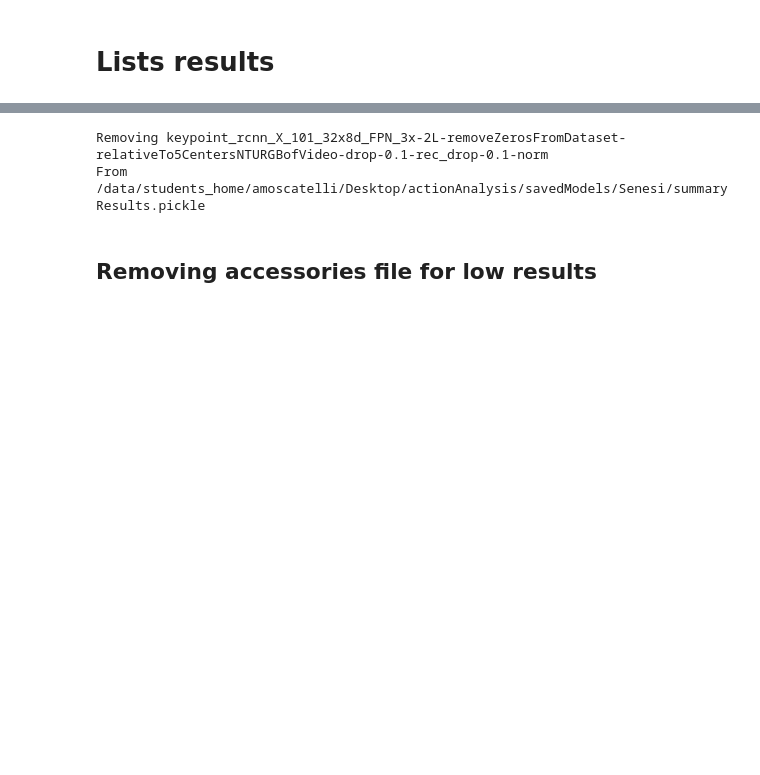
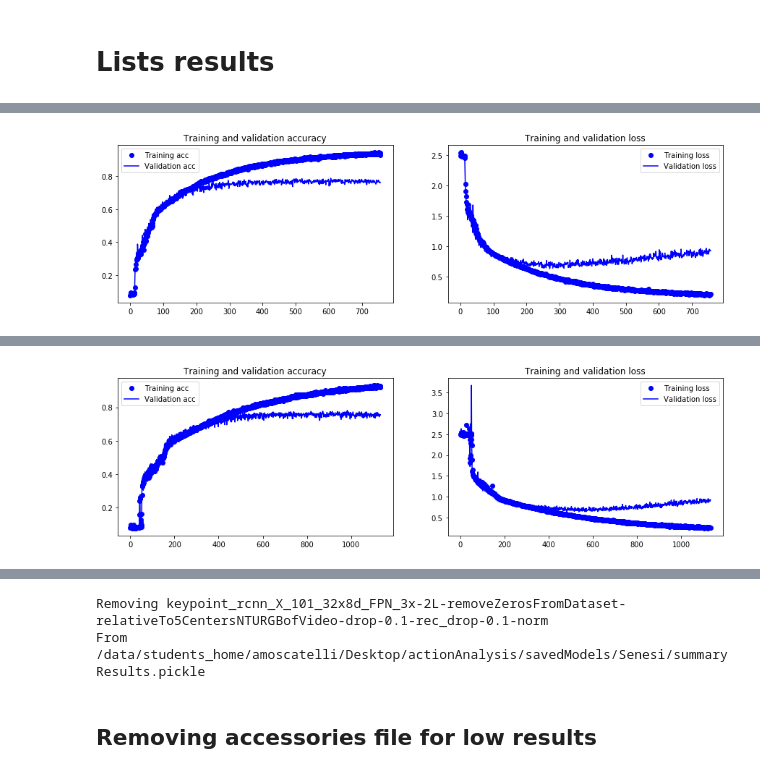
Before and after one commit to Andrea-moscatelli/tesiMagistrale, a Jupyter notebook: src/[REF]Classification.ipynb, the cells around one changed output, grey strips where cells are left out. Drawn from its saved outputs; the diff is of its cells as text; code cells hidden in the pictures; blank space fills up the shorter version.

```diff
--- a/src/[REF]Classification.ipynb
+++ b/src/[REF]Classification.ipynb
@@ -581,19 +665,13 @@ CuDNNLSTM
 # %% [markdown]
 ## sequential trainings
 # %%
-def getSaveFileName(modelName,preprocess_functions,numberOfLSTMLayers, useCudaLSTM, regularizerValue, dropOut, recurrentDropOut):
+def getSaveFileName(modelName,preprocess_functions,numberOfLSTMLayers, useCudaLSTM, hiddenUnits, regularizerValue, dropOut, recurrentDropOut):
     saveFileName = modelName+"-{}L".format(numberOfLSTMLayers+1)
     saveFileName += "-CuDNNLSTM" if useCudaLSTM else ""
+    saveFileName += "-HU_"+str(hiddenUnits)
     if preprocess_functions is not None:
         for function in preprocess_functions:
-            if callable(function):
-                saveFileName += "-{}".format(function.__name__)
-            else:
-                for component in function:
-                    if callable(component):
-                        saveFileName += "-{}".format(component.__name__) # in case it's a function
-                    else:
-                        saveFileName += "-{}".format(component) # in case it's a parameter value
+            saveFileName += "-{}".format(function.__name__)
 
     saveFileName += "-drop-"+str(dropOut)
 
@@ -606,8 +684,8 @@ def getSaveFileName(modelName,preprocess_functions,numberOfLSTMLayers, useCudaLS
 # %%
 from sklearn.metrics import accuracy_score
 def getValTestAccuracy(model,x_val,y_val,x_test,y_test, label_order = None):
-    if label_order == None:
-        label_order = list(range(len(y_val[0])))
+    if label_order is None:
+        raise Exception("define label order for val test accuracy evaluation")
     y_val_pred = [label_order[i] for i in model.predict_classes(x_val)]
     y_val_true = [label_order[np.argmax(i)] for i in y_val]
     y_test_pred = [label_order[i] for i in model.predict_classes(x_test)]
@@ -863,7 +994,3 @@ Jupyter.notebook.session.delete();
 [interactive output not drawn]
 # %% [markdown]
 # Lists results
-# %%
-def cleanForExcel(text):
-    text = text.replace("-removeZerosFromDataset","").replace(".h5","").replace(".",",").replace("PoseNet-101","PoseNet").replace("keypoint_rcnn_X_101_32x8d_FPN_3x","Detectron")
-    return text
@@ -915,0 +1188,58 @@ print(*resultToPrint,sep="\n")
+# %%
+import matplotlib.pyplot as plt
+import pickle
+from os import scandir
+import numpy as np
+from os.path import basename #, exists
+
+
+SAVED_MODEL_FOLDER = "/data/students_home/amoscatelli/Desktop/actionAnalysis/savedModels/"
+# SAVED_MODEL_FOLDER += "Cross_subject/"
+# SAVED_MODEL_FOLDER += "Cross_subject_tough/"
+# SAVED_MODEL_FOLDER += "Cross_view/"
+SAVED_MODEL_FOLDER += "Cross_view_tough/"
+
+with open(SAVED_MODEL_FOLDER+"summaryResults.pickle","rb") as handle:
+        loadedResults = pickle.load(handle)
+
+loadedResults.sort(key=lambda x : x["test_acc"],reverse=True)
+
+for result in loadedResults[:5]:
+    historyPath = SAVED_MODEL_FOLDER+result["model_name"]+".pickle"
+    with open(historyPath,"rb") as file_in:
+        r = pickle.load(file_in)
+
+    model_history = r["history"]
+    print("################################################################################################")
+    print(cleanForExcel(basename(historyPath)))
+#     print(basename(historyPath))
+
+    acc = model_history.history['accuracy']
+    val_acc = model_history.history['val_accuracy']
+    loss = model_history.history['loss']
+    val_loss = model_history.history['val_loss']
+
+    epochs = range(len(acc))
+
+    plt.figure(figsize = (15,4))
+    ax1 = plt.subplot(1, 2, 1)
+    ax1.plot(epochs, acc, 'bo', label='Training acc')
+    ax1.plot(epochs, val_acc, 'b', label='Validation acc')
+    plt.title('Training and validation accuracy')
+    ax1.legend()
+
+    #     plt.figure()
+    ax2 = plt.subplot(1, 2, 2)
+    ax2.plot(epochs, loss, 'bo', label='Training loss')
+    ax2.plot(epochs, val_loss, 'b', label='Validation loss')
+    plt.title('Training and validation loss')
+    ax2.legend()
+
+    plt.show()
+    print("Test acc: {:.3f} Val acc: {:.3f} (At iteration {}) final training acc: {:.3f}".format(result['test_acc']*100,max(val_acc)*100,np.argmax(val_acc),max(acc)*100))
+    if "test_acc_minLoss" in result.keys():
+        indexMinLoss = np.argmin(val_loss)
+        print("Test acc MIN LOSS model: {:.3f} Val acc MIN LOSS model: {:.3f} (At iteration {}) final training acc: {:.3f}".format(result['test_acc_minLoss']*100,val_acc[indexMinLoss]*100,indexMinLoss,acc[indexMinLoss]*100))
+    if "loaded_from" in r.keys():
+        print("Loaded from:", cleanForExcel(r["loaded_from"]))
+# %% [output]
@@ -915,0 +1248 @@ print(*resultToPrint,sep="\n")
+[figure, added]
@@ -915,0 +1253 @@ print(*resultToPrint,sep="\n")
+[figure, added]
```
Also changed, not shown: parts of 69 cells of this notebook, 6 other files.
